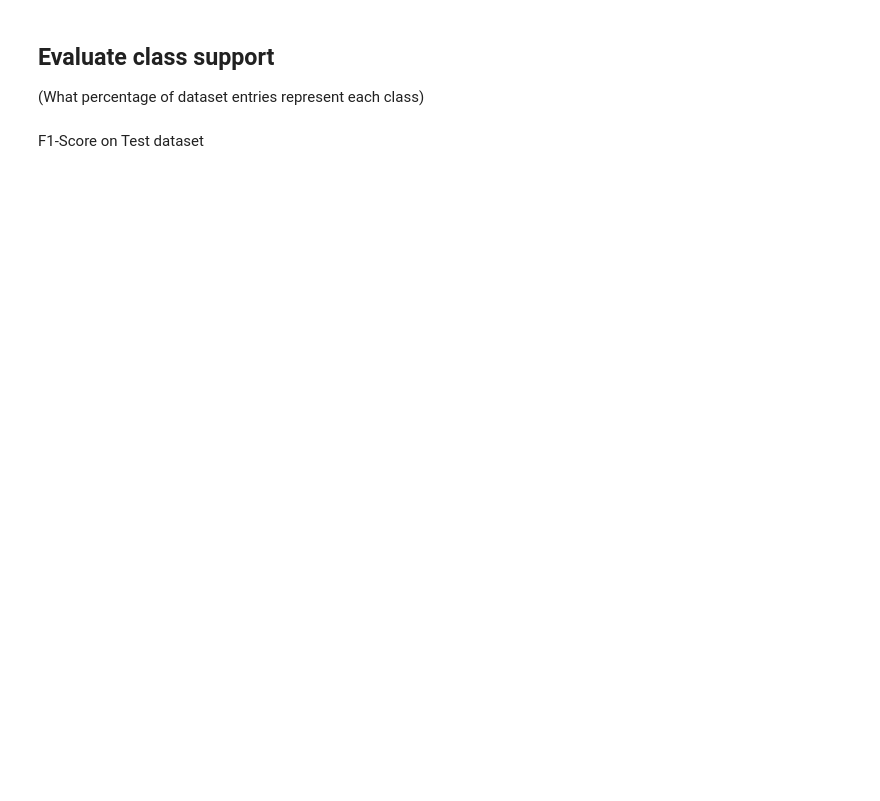
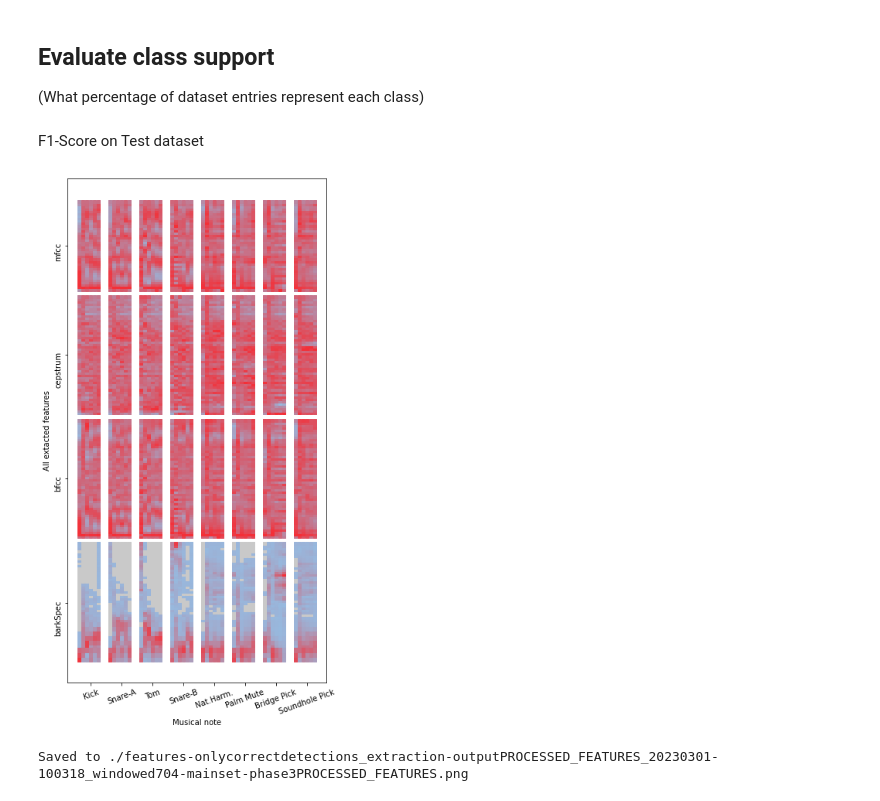
Before and after one commit to domenicostefani/ExpressiveGuitar-TechniqueClassifier, a Jupyter notebook: analysis/print_features.ipynb, the cells around one changed output. Cells and saved outputs as stored; diff of their text form; code cells hidden in the pictures; blank space fills up the shorter version.

```diff
--- a/analysis/print_features.ipynb
+++ b/analysis/print_features.ipynb
@@ -31,16 +31,16 @@ of the pick hand)
 # DATASET_FILENAME = 'windowed-test-4800-kick-mf.csv'
 
 # PAPER_DATASET - WINDOWED -  14.66ms window (704 samples)
-DATASET_FILENAME = 'paper-onlycorrectdetections_extraction-outputPROCESSED_FEATURES_20230119-141803_windowed704-mainset-phase3PROCESSED_FEATURES.pickle'
+DATASET_FILENAME = 'onlycorrectdetections_extraction-outputPROCESSED_FEATURES_20230301-100318_windowed704-mainset-phase3PROCESSED_FEATURES.pickle'
 
 # # PAPER_DATASET - WINDOWED -  44ms window (2112 samples)
-# DATASET_FILENAME = 'paper-onlycorrectdetections_extraction-outputPROCESSED_FEATURES_20230119-141803_windowed2112-mainset-phase3PROCESSED_FEATURES.pickle'
+# DATASET_FILENAME = 'onlycorrectdetections_extraction-outputPROCESSED_FEATURES_20230302-094722_windowed2112-mainset-phase3PROCESSED_FEATURES.pickle'
 
 # # PAPER_DATASET - WINDOWED -  72ms window (3456 samples)
-# DATASET_FILENAME = 'paper-onlycorrectdetections_extraction-outputPROCESSED_FEATURES_20230119-141803_windowed3456-mainset-phase3PROCESSED_FEATURES.pickle'
+# DATASET_FILENAME = 'onlycorrectdetections_extraction-outputPROCESSED_FEATURES_20230302-122447_windowed3456-mainset-phase3PROCESSED_FEATURES.pickle'
 
 # # PAPER_DATASET - WINDOWED -  100ms window
-# DATASET_FILENAME = 'paper-onlycorrectdetections_extraction-outputPROCESSED_FEATURES_20230119-105343_windowed4800-mainset-phase3PROCESSED_FEATURES.pickle'
+# DATASET_FILENAME = 'onlycorrectdetections_extraction-outputPROCESSED_FEATURES_20230302-163445_windowed4800-mainset-phase3PROCESSED_FEATURES.pickle'
 # %%
 # Choose ClassificationTask task
 from enum import Enum
@@ -92,7 +92,7 @@ if COLAB:
     HOMEBASE = os.path.join('/content','gdrive','MyDrive','dottorato','Publications','02-IEEE-RTEmbeddedTimbreClassification(submitted)','Classifier')
 else:
     print('Not running on CoLab')
-    HOMEBASE = "./../"
+    HOMEBASE = "/home/cimil-01/Develop/timbre-classifier/"
 DATAFOLDER = os.path.join(HOMEBASE,"data/phase3")
 MODELFOLDER = os.path.join(HOMEBASE,"output")
 
@@ -709,7 +778,7 @@ fs = sorted(list(set(['_'.join(h.split('_')[1:]) for h in header])))
 # %matplotlib qt
 %matplotlib inline
 
-SPACE_NOTES = 3
+SPACE_BETWEEN_FEATURES = 2
 
 
 def colorFader(c1,c2,mix=0): #fade (linear interpolate) from color c1 (at mix=0) to c2 (mix=1)
@@ -723,13 +792,13 @@ zero_color = '#C9C9C9'
 # zero_color = '#ffffff'
 s = 16
 
-zero_threshold = -10e-100
-logscaled = True
+zero_threshold = 0.01 #-10e-100
+logscaled = False
 spacing = 1
 
 dataline = data[0]
 
-def plot_data(data, header, zero_threshold, min_color, max_color, zero_color,log_scale, ax, is_windowed, space_between_features = True):
+def plot_data(data, header, zero_threshold, min_color, max_color, zero_color,log_scale, ax, is_windowed, space_between_features = 8):
     def get_spaced_y(header,spaces = 8):
         res_spaced = []
         res_ticks_pos = []
@@ -771,7 +840,7 @@ def plot_data(data, header, zero_threshold, min_color, max_color, zero_color,log
         if is_windowed:
             uniqueheader = sorted(list(set(['_'.join(h.split('_')[1:]) for h in header])))
             if space_between_features:
-                y_axis, y_ticks_pos, y_ticks_names = get_spaced_y(uniqueheader)
+                y_axis, y_ticks_pos, y_ticks_names = get_spaced_y(uniqueheader, spaces = space_between_features)
                 ax.set_yticks(y_ticks_pos)
                 ax.set_yticklabels(y_ticks_names)
             else:
@@ -787,7 +856,7 @@ def plot_data(data, header, zero_threshold, min_color, max_color, zero_color,log
                     tickput = True
                 # print('dl_idx*spacing -> %d*%d = %d'%(dl_idx,spacing,dl_idx*spacing))
                 # print('plotting at X:%d'%x_axis[0])
-                current_indexes = [i for i, x in enumerate(header) if x.startswith(wi+'_')]
+                current_indexes = [i for i, x in enumerate(header) if x.startswith(str(wi)+'_')]
                 cur_dataline = [dataline[i] for i in current_indexes]
                 # print('cur_dataline (len: %d'%(len(cur_dataline)),cur_dataline)
                 # print('x_axis (len: %d'%(len(x_axis)),x_axis)
@@ -795,37 +864,64 @@ def plot_data(data, header, zero_threshold, min_color, max_color, zero_color,log
                 # print('x_axis (len: %d)'%(len(x_axis)))
                 # print('y_axis (len: %d)'%(len(y_axis)))
                 # ax.scatter(x_axis,y_axis)
+                # ax.scatter(x_axis,y_axis,c=[to_color(e,min(cur_dataline),max(cur_dataline),zero_threshold,c1,c2,zero_color,log_scale=log_scale) for e in cur_dataline],s=s,marker='s')
                 ax.scatter(x_axis,y_axis,c=[to_color(e,min(cur_dataline),max(cur_dataline),zero_threshold,c1,c2,zero_color,log_scale=log_scale) for e in cur_dataline],s=s,marker='s')
                 dl_idx+=1
             if SPACE_NOTES:
                 dl_idx+=SPACE_NOTES
         else:
             x_axis = [dl_idx*spacing]*len(dataline)
             if space_between_features:
                 y_axis, y_ticks_pos, y_ticks_names = get_spaced_y(header)
                 ax.set_yticks(y_ticks_pos)
                 ax.set_yticklabels(y_ticks_names)
             else:
                 y_axis = list(range(len(dataline)))
             ax.scatter(x_axis,y_axis,c=[to_color(e,min(dataline),max(dataline),zero_threshold,c1,c2,zero_color,log_scale=log_scale) for e in dataline],s=s,marker='s')
         dl_idx+=1
 
     ax.set_xticks(xticks_pos)
     ax.set_xticklabels(xticks_names)
     ax.set_xlabel('Musical note')
     if FEATURE_SELECTION == FeatureSelection.NONE:
         ax.set_ylabel('All extacted features')
     else:
         ax.set_ylabel('Best %d features'%AUTO_FEATURE_NUMBER)
 
 
-# fig = plt.figure(figsize=(7,25))
-fig = plt.figure(figsize=(32,25))
+# fig = plt.figure(figsize=(32,25))
+if '4800' in DATASET_FILENAME:
+    fig = plt.figure(figsize=(30,18))
+    labelsize = 20
+    labelrotation_x = 0
+    SPACE_NOTES = 3
+elif '704' in DATASET_FILENAME:
+    fig = plt.figure(figsize=(6,12))
+    labelsize = 10
+    SPACE_NOTES = 1
+    labelrotation_x = 20
+    zero_threshold = 0.02 #-10e-100
 ax = fig.add_subplot(111)
 # ax.set_facecolor(zero_color)
-plot_data(data_D, header, zero_threshold, c1, c2, zero_color, logscaled, ax, is_windowed=DATA_IS_WINDOWED)
-ax.set_title(DATASET_FILENAME + ' - ' + ('normalized' if DO_SCALE_DATA else 'not normalized' + ' - ' + 'logscale' if logscaled else 'linear scale'))
+plot_data(data_D, header, zero_threshold, c1, c2, zero_color, logscaled, ax, is_windowed=DATA_IS_WINDOWED, space_between_features=SPACE_BETWEEN_FEATURES)
+# ax.set_title(DATASET_FILENAME + ' - ' + ('normalized' if DO_SCALE_DATA else 'not normalized' + ' - ' + 'logscale' if logscaled else 'linear scale'))
+ax.set_yticklabels(ax.get_yticklabels(), rotation=90)
+
+xlabels = techss(metadata, sorted_techns_indexes)
+assert len(xlabels) == len(ax.get_xticklabels())
+ax.set_xticklabels(xlabels, rotation=labelrotation_x)
+
+# Increase font size
+ax.tick_params(axis='both', which='major', labelsize=labelsize)
 # fig.show()
+# %% [output]
+[figure, added]
+# %%
+savename = 'features-'+os.path.splitext(os.path.basename(DATASET_FILENAME))[0]+'.png'
+fig.savefig(savename, transparent=False, facecolor='white')
+print('Saved to ./%s'%savename)
+# %% [output]
+Saved to ./features-onlycorrectdetections_extraction-outputPROCESSED_FEATURES_20230301-100318_windowed704-mainset-phase3PROCESSED_FEATURES.png
 # %%
 # Learn scaler
 from sklearn.preprocessing import MinMaxScaler
```
Also changed, not shown: parts of 10 cells of this notebook, 20 other files.
